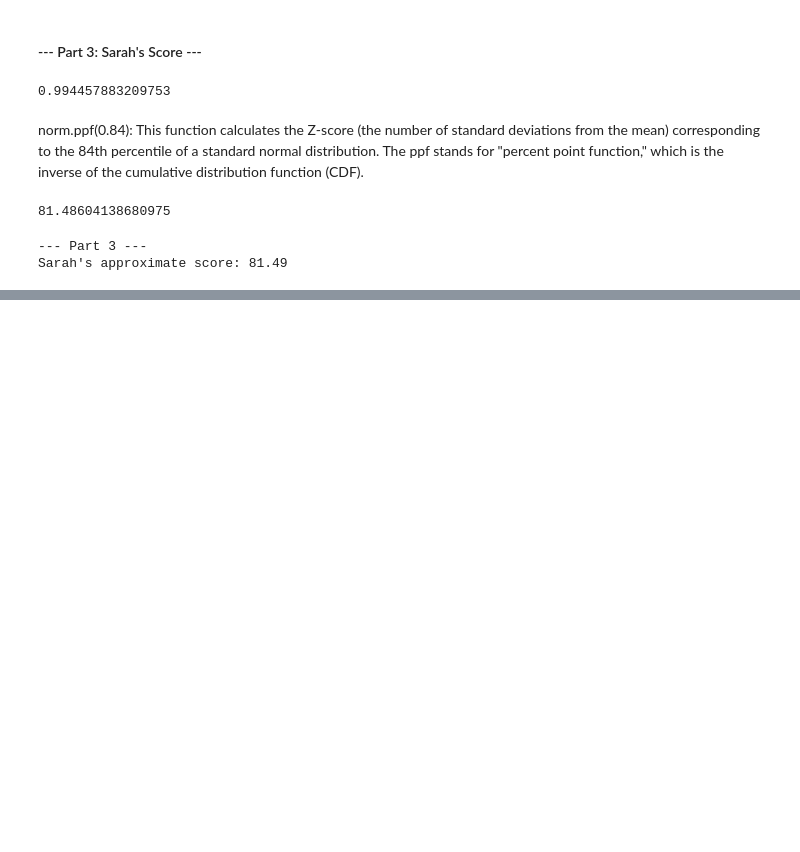
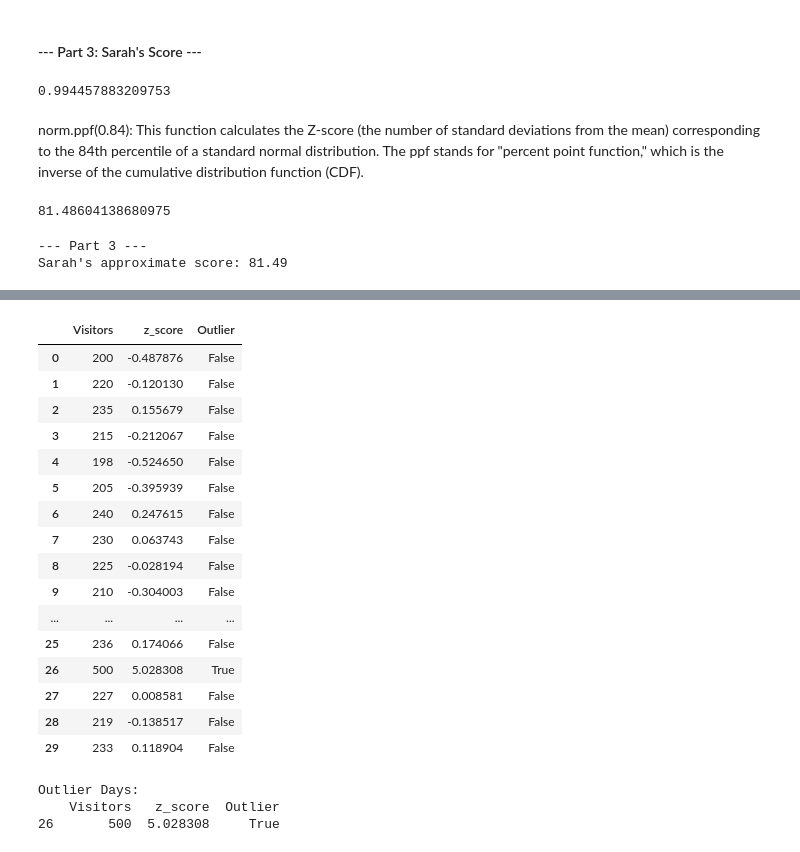
Before and after one commit to TanjiEvan/Python, a Jupyter notebook: Statistics/Basic.ipynb, the cells around one changed output, grey strips where cells are left out. Drawn from its saved outputs; the diff is of its cells as text; code cells hidden in the pictures; blank space fills up the shorter version.

Commit message:
Detecting Outliers with Z-Scores

```diff
--- a/Statistics/Basic.ipynb
+++ b/Statistics/Basic.ipynb
@@ -353,0 +356,7 @@ Sarah's approximate score: 81.49
+# %%
+# Sample website traffic data (daily visitors)
+traffic_data = [200, 220, 235, 215, 198, 205, 240, 230, 225, 210,
+                195, 218, 232, 228, 208, 170, 185, 202, 216, 224,
+                238, 245, 212, 209, 221, 236, 500, 227, 219, 233]
+# %%
+df = pd.DataFrame({'Visitors': traffic_data})
@@ -353,0 +372,4 @@ Sarah's approximate score: 81.49
+# %%
+# Calculate the z-score for each day's traffic
+df['z_score'] = (df['Visitors'] - df['Visitors'].mean()) / df['Visitors'].std()
+df
@@ -353,0 +394,33 @@ Sarah's approximate score: 81.49
+# %%
+# Define a threshold for outlier detection (e.g., z-score > 3 or z-score < -3)
+outlier_threshold = 3
+# %%
+# Identify outliers
+df['Outlier'] = np.where(np.abs(df['z_score']) > outlier_threshold, True, False)
+df
+# %% [output]
+|  | Visitors | z_score | Outlier |
+| 0 | 200 | -0.487876 | False |
+| 1 | 220 | -0.120130 | False |
+| 2 | 235 | 0.155679 | False |
+| 3 | 215 | -0.212067 | False |
+| 4 | 198 | -0.524650 | False |
+| 5 | 205 | -0.395939 | False |
+| 6 | 240 | 0.247615 | False |
+| 7 | 230 | 0.063743 | False |
+| 8 | 225 | -0.028194 | False |
+| 9 | 210 | -0.304003 | False |
+| ... | ... | ... | ... |
+| 25 | 236 | 0.174066 | False |
+| 26 | 500 | 5.028308 | True |
+| 27 | 227 | 0.008581 | False |
+| 28 | 219 | -0.138517 | False |
+| 29 | 233 | 0.118904 | False |
+# %%
+# Print the outlier days
+print("\nOutlier Days:")
+print(df[df['Outlier'] == True])
+# %% [output]
+Outlier Days:
+    Visitors   z_score  Outlier
+26       500  5.028308     True
```
Also changed, not shown: parts of 3 cells of this notebook.
